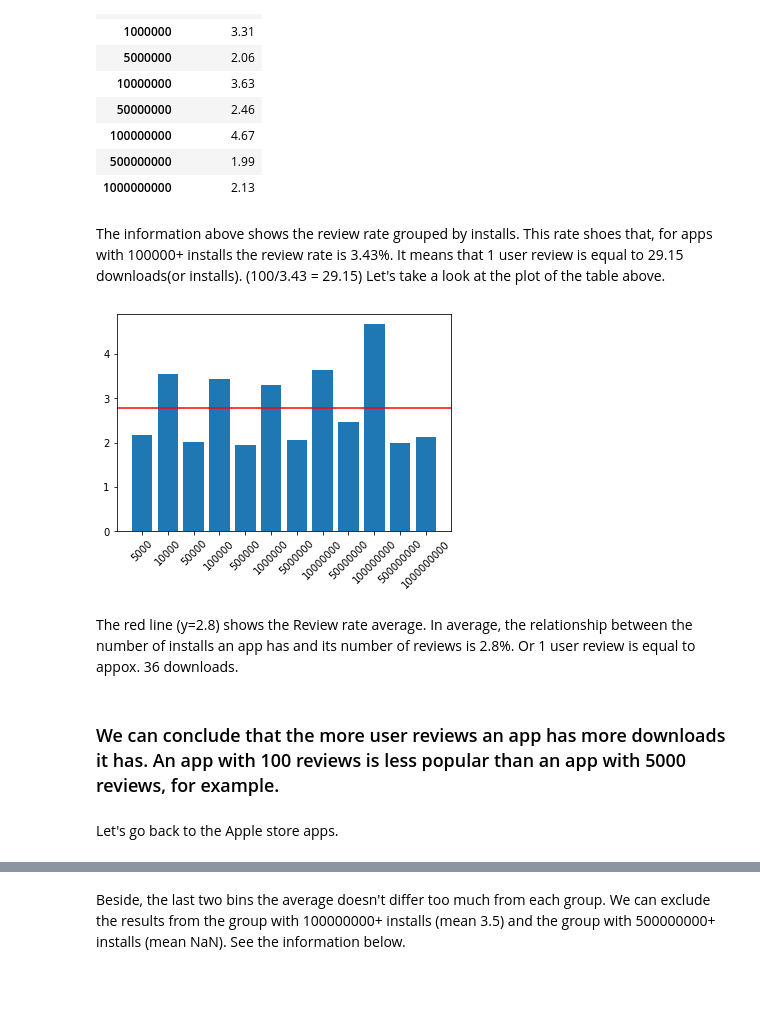
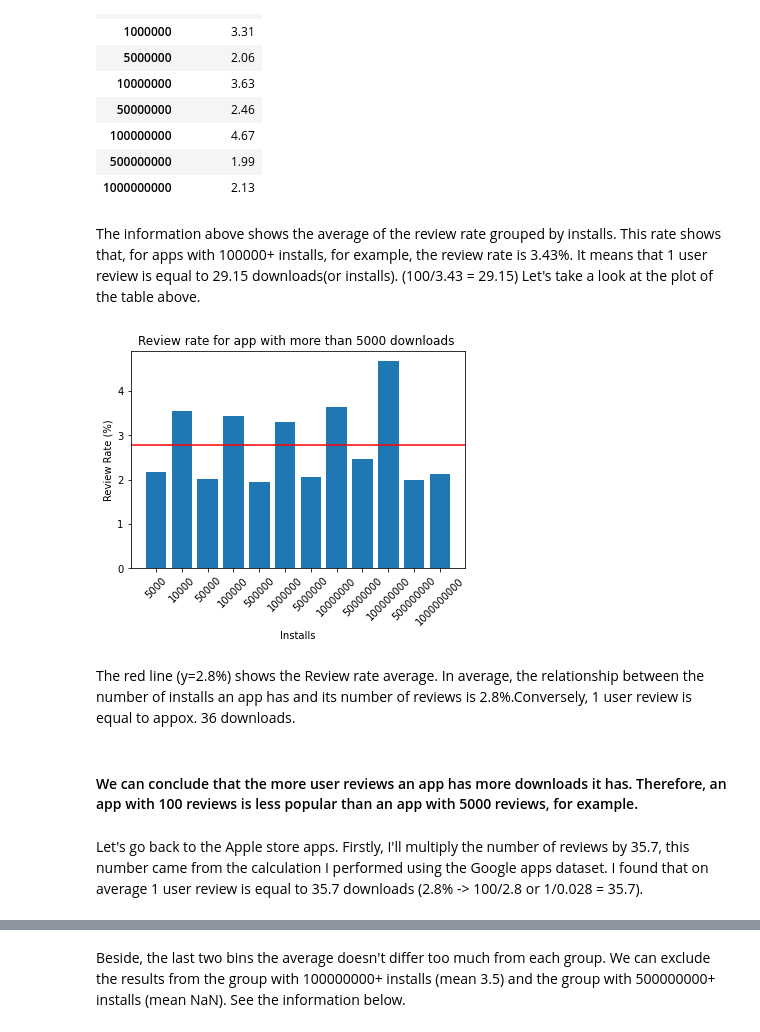
Before and after one commit to rlojunior/sandbox, a Jupyter notebook: Show_Cases/Apple_Store_Study.ipynb, the cells around one changed output, grey strips where cells are left out. Cells and saved outputs as stored; diff of their text form; code cells hidden in the pictures; blank space fills up the shorter version.

```diff
--- a/Show_Cases/Apple_Store_Study.ipynb
+++ b/Show_Cases/Apple_Store_Study.ipynb
@@ -217,24 +342,27 @@ See the caveats in the documentation: https://pandas.pydata.org/pandas-docs/stab
 | 500000000 | 1.99 |
 | 1000000000 | 2.13 |
 # %% [markdown]
-The information above shows the review rate grouped by installs. This rate shoes that, for apps with 100000+ installs the review rate is 3.43%. It means that 1 user review is equal to 29.15 downloads(or installs). (100/3.43 = 29.15)
+The information above shows the average of the review rate grouped by installs. This rate shows that, for apps with 100000+ installs, for example, the review rate is 3.43%. It means that 1 user review is equal to 29.15 downloads(or installs). (100/3.43 = 29.15)
 Let's take a look at the plot of the table above.
 # %%
 import numpy as np
 bars = (5000,10000,50000,100000,500000,1000000,5000000,10000000,50000000,100000000,500000000,1000000000)
 y_pos = np.arange(len(df_more_5000))
 plt.bar(y_pos,df_more_5000['Review_rate'])
 plt.xticks(y_pos, bars, rotation=45)
 plt.axhline(df_more_5000['Review_rate'].mean(), color='r', linestyle='-')
+plt.title('Review rate for app with more than 5000 downloads ')
+plt.xlabel('Installs')
+plt.ylabel('Review Rate (%)')
 plt.show()
 # %% [output]
-[figure, old version]
+[figure, new version]
 # %% [markdown]
-The red line (y=2.8) shows the Review rate average. In average, the relationship between the number of installs an app has and its number of reviews is 2.8%. Or 1 user review is equal to appox. 36 downloads.
+The red line (y=2.8%) shows the Review rate average. In average, the relationship between the number of installs an app has and its number of reviews is 2.8%.Conversely, 1 user review is equal to appox. 36 downloads.
 # %% [markdown]
-### We can conclude that the more user reviews an app has more downloads it has. An app with 100 reviews is less popular than an app with 5000 reviews, for example.
+#### We can conclude that the more user reviews an app has more downloads it has. Therefore, an app with 100 reviews is less popular than an app with 5000 reviews, for example.
-# %% [markdown]
-Let's go back to the Apple store apps.
+# %% [markdown]
+Let's go back to the Apple store apps. Firstly, I'll multiply the number of reviews by 35.7, this number came from the calculation I performed using the Google apps dataset. I found that on average 1 user review is equal to 35.7 downloads (2.8% -> 100/2.8 or 1/0.028 = 35.7).
 # %%
 df_apple = df
 df_apple['Rating_Total'] = df_apple['rating_count_tot'] + df_apple['rating_count_ver']
```
Also changed, not shown: parts of 33 cells of this notebook, 2 other files.
